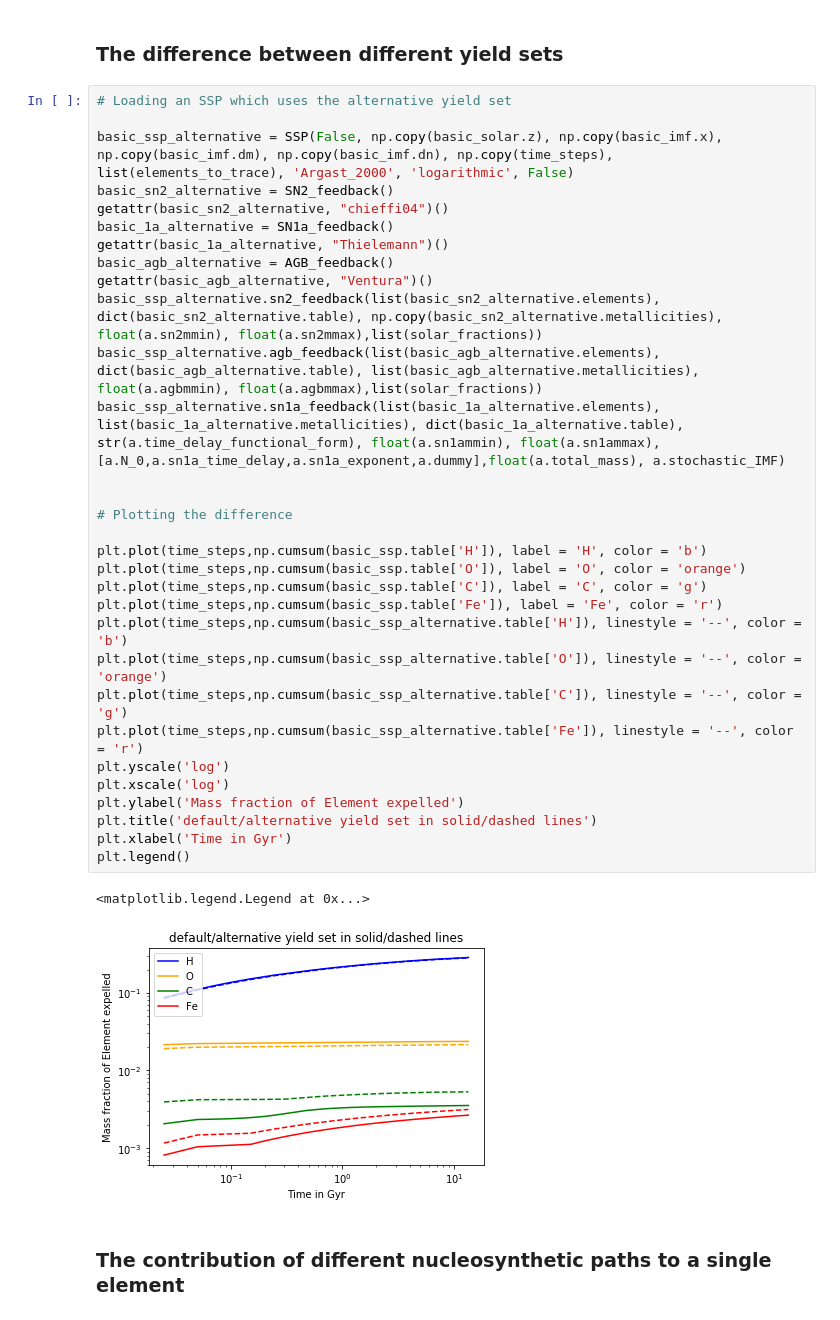
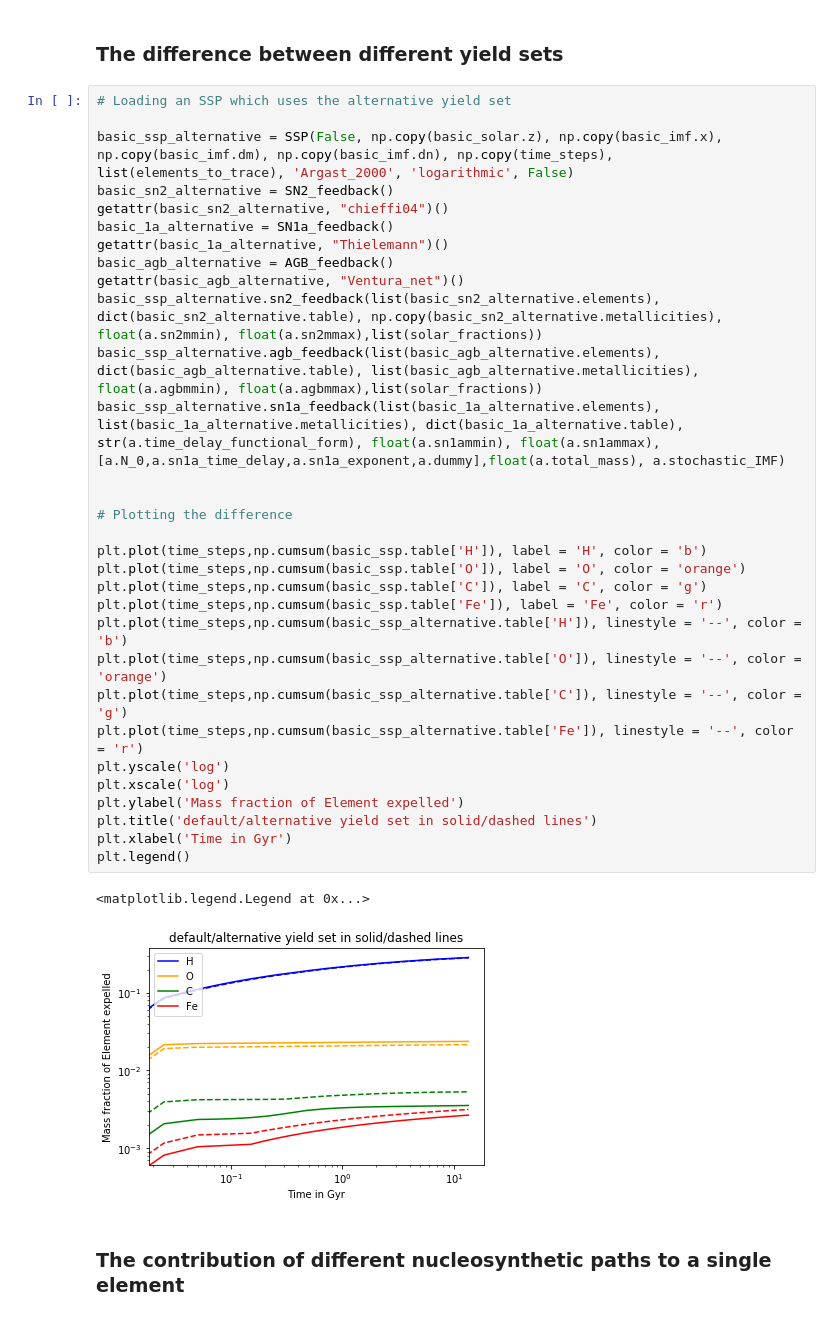
Before and after one commit to jan-rybizki/Chempy, a Jupyter notebook: tutorials/4-Simple_stellar_population.ipynb, the cells around one changed output. Saved outputs shown, nothing was run; the diff lists cells and outputs as text.

```diff
--- a/tutorials/4-Simple_stellar_population.ipynb
+++ b/tutorials/4-Simple_stellar_population.ipynb
@@ -120,35 +131,35 @@ plt.legend()
 
 basic_ssp_alternative = SSP(False, np.copy(basic_solar.z), np.copy(basic_imf.x), np.copy(basic_imf.dm), np.copy(basic_imf.dn), np.copy(time_steps), list(elements_to_trace), 'Argast_2000', 'logarithmic', False)
 basic_sn2_alternative = SN2_feedback()
 getattr(basic_sn2_alternative, "chieffi04")()
 basic_1a_alternative = SN1a_feedback()
 getattr(basic_1a_alternative, "Thielemann")()
 basic_agb_alternative = AGB_feedback()
-getattr(basic_agb_alternative, "Ventura")()
+getattr(basic_agb_alternative, "Ventura_net")()
 basic_ssp_alternative.sn2_feedback(list(basic_sn2_alternative.elements), dict(basic_sn2_alternative.table), np.copy(basic_sn2_alternative.metallicities), float(a.sn2mmin), float(a.sn2mmax),list(solar_fractions))
 basic_ssp_alternative.agb_feedback(list(basic_agb_alternative.elements), dict(basic_agb_alternative.table), list(basic_agb_alternative.metallicities), float(a.agbmmin), float(a.agbmmax),list(solar_fractions))
 basic_ssp_alternative.sn1a_feedback(list(basic_1a_alternative.elements), list(basic_1a_alternative.metallicities), dict(basic_1a_alternative.table), str(a.time_delay_functional_form), float(a.sn1ammin), float(a.sn1ammax), [a.N_0,a.sn1a_time_delay,a.sn1a_exponent,a.dummy],float(a.total_mass), a.stochastic_IMF)
 
 
 # Plotting the difference
 
 plt.plot(time_steps,np.cumsum(basic_ssp.table['H']), label = 'H', color = 'b')
 plt.plot(time_steps,np.cumsum(basic_ssp.table['O']), label = 'O', color = 'orange')
 plt.plot(time_steps,np.cumsum(basic_ssp.table['C']), label = 'C', color = 'g')
 plt.plot(time_steps,np.cumsum(basic_ssp.table['Fe']), label = 'Fe', color = 'r')
 plt.plot(time_steps,np.cumsum(basic_ssp_alternative.table['H']), linestyle = '--', color = 'b')
 plt.plot(time_steps,np.cumsum(basic_ssp_alternative.table['O']), linestyle = '--', color = 'orange')
 plt.plot(time_steps,np.cumsum(basic_ssp_alternative.table['C']), linestyle = '--', color = 'g')
 plt.plot(time_steps,np.cumsum(basic_ssp_alternative.table['Fe']), linestyle = '--', color = 'r')
 plt.yscale('log')
 plt.xscale('log')
 plt.ylabel('Mass fraction of Element expelled')
 plt.title('default/alternative yield set in solid/dashed lines')
 plt.xlabel('Time in Gyr')
 plt.legend()
 # %% [output]
 <matplotlib.legend.Legend at 0x...>
-[figure, old version]
+[figure, new version]
 # %% [markdown]
 ### The contribution of different nucleosynthetic paths to a single element
 # %%
```
Also changed, not shown: parts of 13 cells of this notebook, 10 other files.
